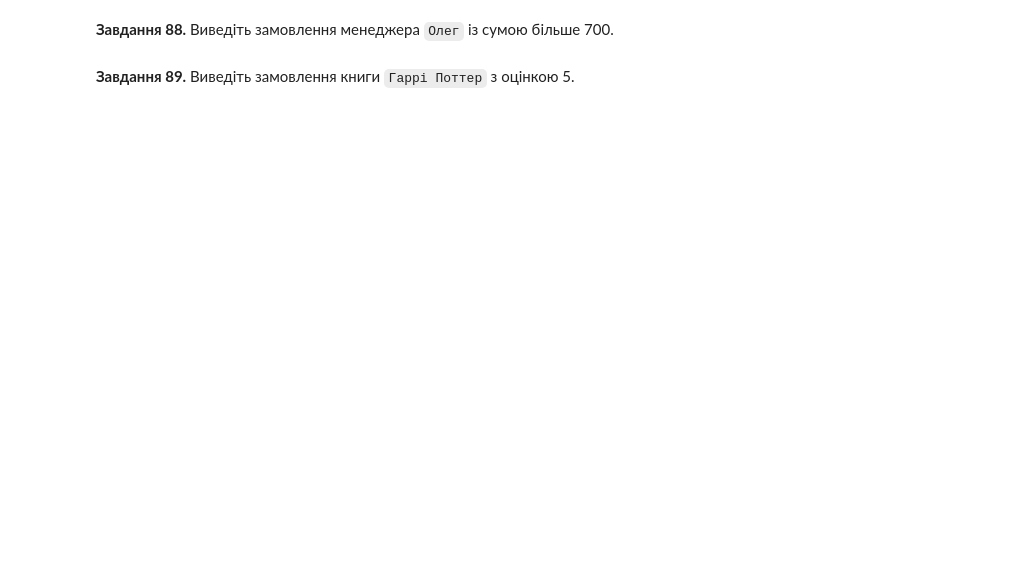
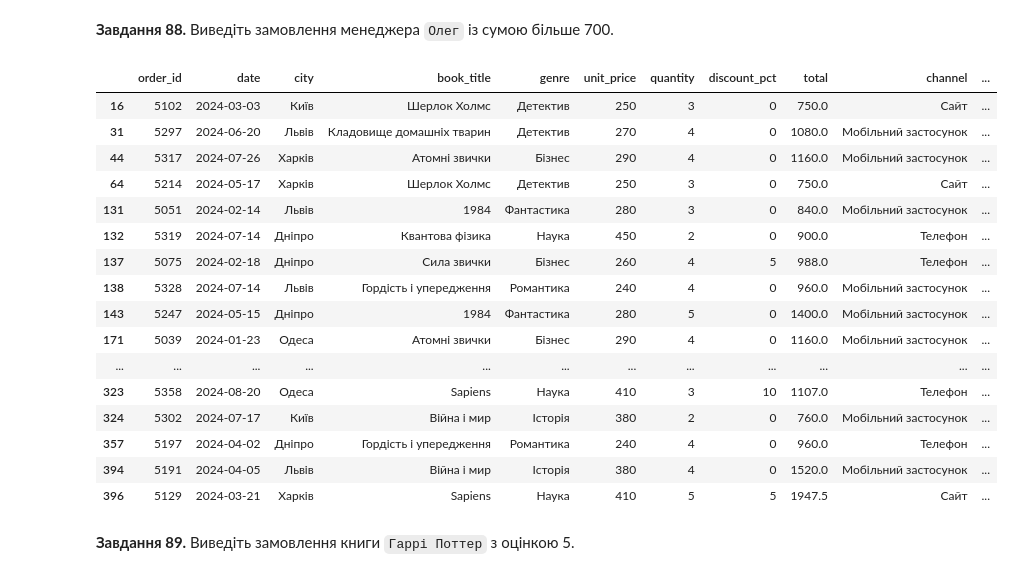
Before and after one commit to DymaStar/DTA_2026, a Jupyter notebook: HW/HW_DimaStar2605_"pandas_practice_120_ipynb".ipynb, the cells around one changed output. Drawn from its saved outputs; the diff is of its cells as text; code cells hidden in the pictures; blank space fills up the shorter version.

```diff
--- a/HW/HW_DimaStar2605_"pandas_practice_120_ipynb".ipynb
+++ b/HW/HW_DimaStar2605_"pandas_practice_120_ipynb".ipynb
@@ -1338,5 +1390,24 @@ df[(df["city"] == "Київ") | (df["city"] == "Одеса")]
 **Завдання 88.** Виведіть замовлення менеджера `Олег` із сумою більше 700.
 # %%
 # Завдання 88:
+df[(df["manager"] == "Олег") & (df["total"] > 700)]
+# %% [output]
+|  | order_id | date | city | book_title | genre | unit_price | quantity | discount_pct | total | channel | ... |
+| 16 | 5102 | 2024-03-03 | Київ | Шерлок Холмс | Детектив | 250 | 3 | 0 | 750.0 | Сайт | ... |
+| 31 | 5297 | 2024-06-20 | Львів | Кладовище домашніх тварин | Детектив | 270 | 4 | 0 | 1080.0 | Мобільний застосунок | ... |
+| 44 | 5317 | 2024-07-26 | Харків | Атомні звички | Бізнес | 290 | 4 | 0 | 1160.0 | Мобільний застосунок | ... |
+| 64 | 5214 | 2024-05-17 | Харків | Шерлок Холмс | Детектив | 250 | 3 | 0 | 750.0 | Сайт | ... |
+| 131 | 5051 | 2024-02-14 | Львів | 1984 | Фантастика | 280 | 3 | 0 | 840.0 | Мобільний застосунок | ... |
+| 132 | 5319 | 2024-07-14 | Дніпро | Квантова фізика | Наука | 450 | 2 | 0 | 900.0 | Телефон | ... |
+| 137 | 5075 | 2024-02-18 | Дніпро | Сила звички | Бізнес | 260 | 4 | 5 | 988.0 | Телефон | ... |
+| 138 | 5328 | 2024-07-14 | Львів | Гордість і упередження | Романтика | 240 | 4 | 0 | 960.0 | Мобільний застосунок | ... |
+| 143 | 5247 | 2024-05-15 | Дніпро | 1984 | Фантастика | 280 | 5 | 0 | 1400.0 | Мобільний застосунок | ... |
+| 171 | 5039 | 2024-01-23 | Одеса | Атомні звички | Бізнес | 290 | 4 | 0 | 1160.0 | Мобільний застосунок | ... |
+| ... | ... | ... | ... | ... | ... | ... | ... | ... | ... | ... | ... |
+| 323 | 5358 | 2024-08-20 | Одеса | Sapiens | Наука | 410 | 3 | 10 | 1107.0 | Телефон | ... |
+| 324 | 5302 | 2024-07-17 | Київ | Війна і мир | Історія | 380 | 2 | 0 | 760.0 | Мобільний застосунок | ... |
+| 357 | 5197 | 2024-04-02 | Дніпро | Гордість і упередження | Романтика | 240 | 4 | 0 | 960.0 | Телефон | ... |
+| 394 | 5191 | 2024-04-05 | Львів | Війна і мир | Історія | 380 | 4 | 0 | 1520.0 | Мобільний застосунок | ... |
+| 396 | 5129 | 2024-03-21 | Харків | Sapiens | Наука | 410 | 5 | 5 | 1947.5 | Сайт | ... |
 # %% [markdown]
 **Завдання 89.** Виведіть замовлення книги `Гаррі Поттер` з оцінкою 5.
```
Also changed, not shown: parts of 32 cells of this notebook.
